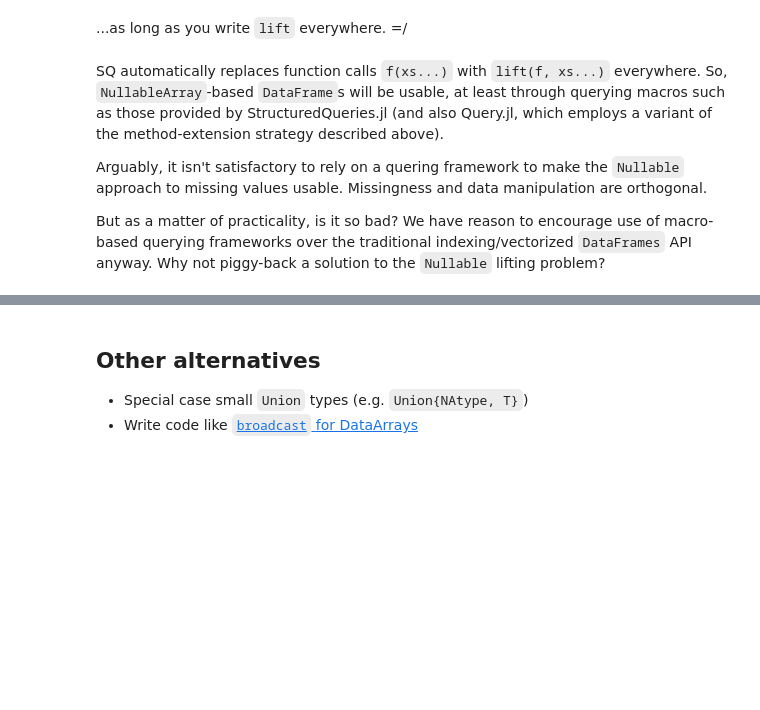
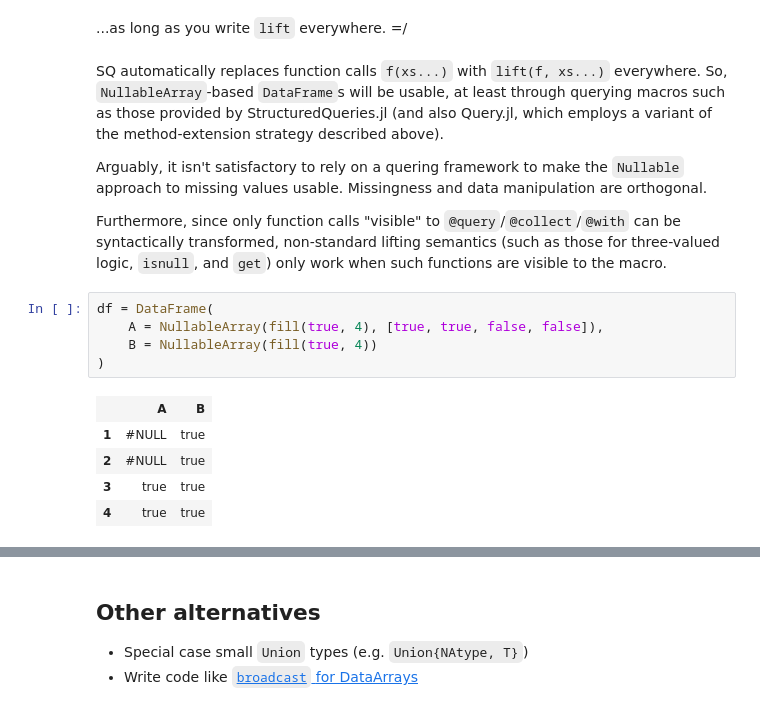
Before and after one commit to davidagold/SQ_pres, a Jupyter notebook: SQ.ipynb, the cells around one changed output, grey strips where cells are left out. Saved outputs shown, nothing was run; the diff lists cells and outputs as text; blank space fills up the shorter version.

```diff
--- a/SQ.ipynb
+++ b/SQ.ipynb
@@ -712,4 +712,15 @@ SQ automatically replaces function calls `f(xs...)` with `lift(f, xs...)` everyw
 
 Arguably, it isn't satisfactory to rely on a quering framework to make the `Nullable` approach to missing values usable. Missingness and data manipulation are orthogonal.
 
-But as a matter of practicality, is it so bad? We have reason to encourage use of macro-based querying frameworks over the traditional indexing/vectorized `DataFrames` API anyway. Why not piggy-back a solution to the `Nullable` lifting problem?
+Furthermore, since only function calls "visible" to `@query`/`@collect`/`@with` can be syntactically transformed, non-standard lifting semantics (such as those for three-valued logic, `isnull`, and `get`) only work when such functions are visible to the macro.
+# %%
+df = DataFrame(
+    A = NullableArray(fill(true, 4), [true, true, false, false]),
+    B = NullableArray(fill(true, 4))
+)
+# %% [output]
+|  | A | B |
+| 1 | #NULL | true |
+| 2 | #NULL | true |
+| 3 | true | true |
+| 4 | true | true |
```
Also changed, not shown: parts of 7 cells of this notebook.
